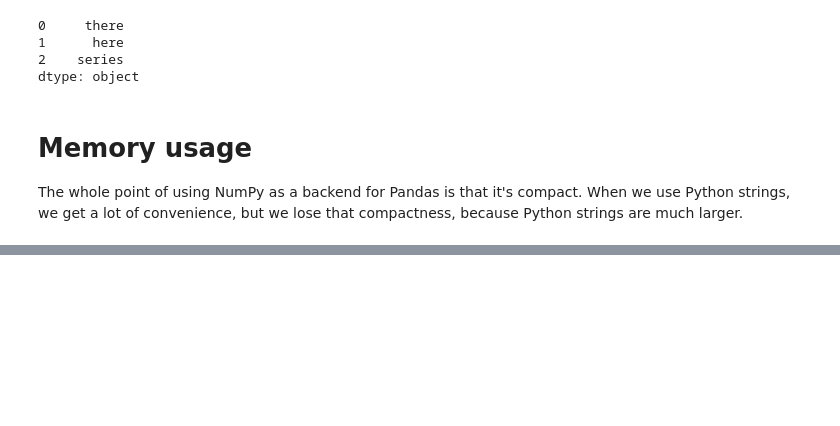
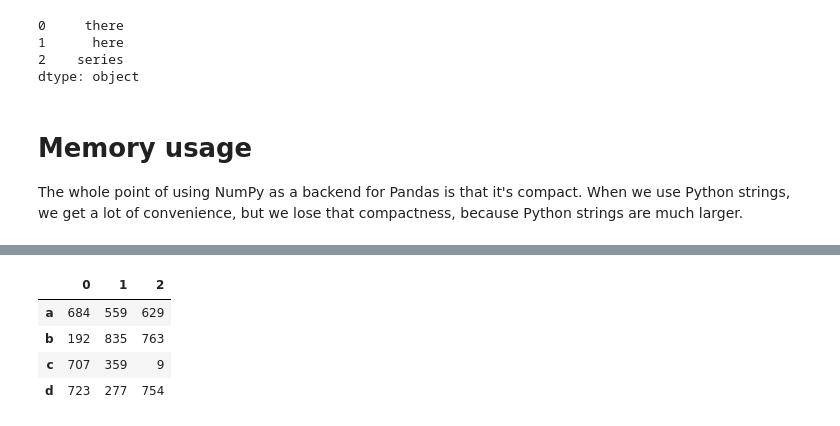
Before and after one commit to opagani/2024-08Aug-pandas-strings, a Jupyter notebook: LernerPython - 2024-08Aug-pandas-strings.ipynb, the cells around one changed output, grey strips where cells are left out. Saved outputs shown, nothing was run; the diff lists cells and outputs as text; code cells hidden in the pictures; blank space fills up the shorter version.

```diff
--- a/LernerPython - 2024-08Aug-pandas-strings.ipynb
+++ b/LernerPython - 2024-08Aug-pandas-strings.ipynb
@@ -853,0 +879,11 @@ The whole point of using NumPy as a backend for Pandas is that it's compact. Whe
+# %%
+# what if I add an index to the data frame?
+
+df.index=list('abcd')
+df
+# %% [output]
+|  | 0 | 1 | 2 |
+| a | 684 | 559 | 629 |
+| b | 192 | 835 | 763 |
+| c | 707 | 359 | 9 |
+| d | 723 | 277 | 754 |
```
Also changed, not shown: parts of 4 cells of this notebook.
